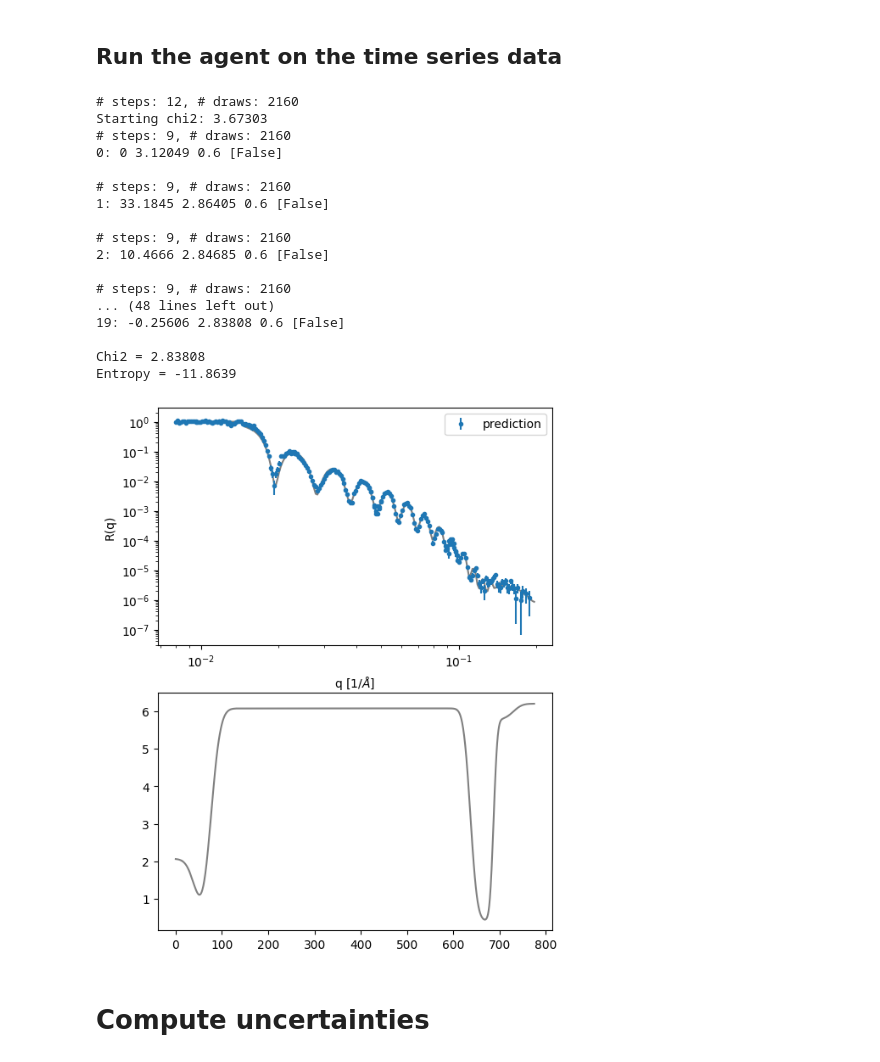
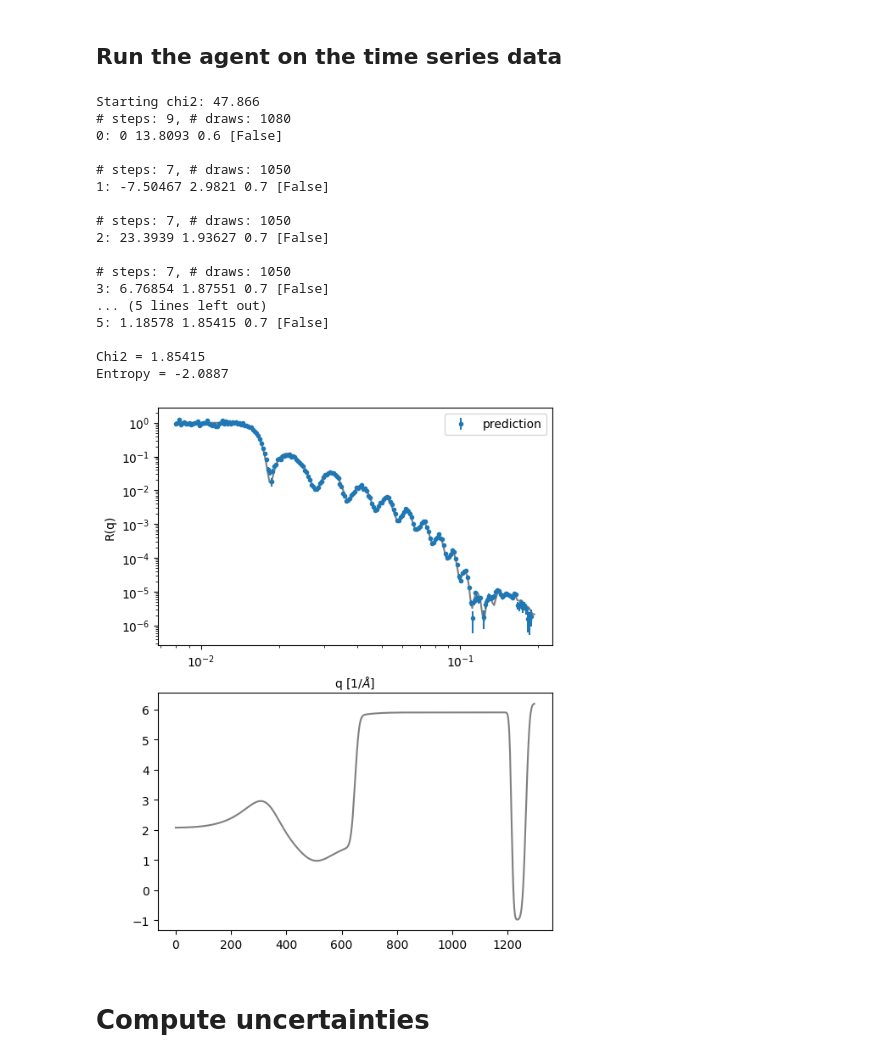
Before and after one commit to mdoucet/time-resolved-nr, a Jupyter notebook: notebooks/steady-state.ipynb, the cells around one changed output. Saved outputs shown, nothing was run; the diff lists cells and outputs as text; code cells hidden in the pictures.

```diff
--- a/notebooks/steady-state.ipynb
+++ b/notebooks/steady-state.ipynb
@@ -36,11 +36,12 @@ data_file = os.path.join(git_dir, 'data', 'REFL_207268_combined_data_auto.txt')
 # OCV 2
 data_file = os.path.join(git_dir, 'data', 'REFL_207282_combined_data_auto.txt')
 
-RUN = 207282 #206938
+RUN = 206938
+RUN = 206983
 data_file = os.path.join(git_dir, 'data', 'REFL_%d_combined_data_auto.txt' % RUN)
 
 _data = np.loadtxt(data_file).T
-_data[1] = _data[1]/1.06
+#_data[1] = _data[1]/1.06
 
 # Initial state is entered as a list of layers.
 # First layer is the incoming medium.
@@ -56,13 +57,14 @@ initial_state = [[0, 55, 6.2, 0],
                  #[20, 3, 3.2, 0],
                  [0, 0, 2.07, 0]
                 ]
-#initial_state = [[0, 10, 6.2, 0],
-#                 [20, 10, 5, 0],
-#                 [560, 5, 6.4, 0],
-#                 [50, 5, -2, 0],
-#                 #[20, 3, 3.2, 0],
-#                 [0, 0, 2.07, 0]
-#                ]
+if False:
+    initial_state = [[0, 10, 6.2, 0],
+                    [20, 10, 5, 0],
+                    [560, 5, 6.4, 0],
+                    [50, 5, -2, 0],
+                    #[20, 3, 3.2, 0],
+                    [0, 0, 2.07, 0]
+                    ]
 
 # create an instance of our custom environment
 env = steady_state.AnalyzerEnv(initial_state=initial_state,
@@ -172,9 +174,9 @@ checkpoint_callback = CheckpointCallback(
 )
 
 model = SAC('MlpPolicy', env, use_sde=False, verbose=0)  #, device='cuda')
-env.engine = 'dream'
+env.engine = 'amoeba'
 if True:
-    model.learn(2000, callback=checkpoint_callback)
+    model.learn(3000, callback=checkpoint_callback)
     #model.learn(80000, callback=checkpoint_callback)
     model.save('steady-state-%s' % RUN)
 else:
@@ -204,48 +191,48 @@ else:
 
 obs, info = env.reset()
 env.reward_cutoff = 1.3
 #env.engine = 'amoeba'
 env.engine = 'dream'
 print("Starting chi2: %g" % env.chi2_0)
 chi2 = []
-for i in range(20):
+for i in range(6):
     action, _ = model.predict(obs, deterministic=True)
     #print(action)
     chi2.append(env.chi2)
     new_obs, reward, terminated, truncated, info = env.step(action, False)
     print("%d: %g %g %g [%s]\n" % (i, reward, env.chi2, env.state[0], terminated))
     if truncated:
         env.reset()
     else:
         obs = new_obs
 
     if terminated:
         break
 
 
 
 env.plot(errors=True)
 print('Chi2 = %g' % env.chi2)
 print('Entropy = %g' % env.entropy)
 # %% [output]
-# steps: 12, # draws: 2160
-Starting chi2: 3.67303
-# steps: 9, # draws: 2160
-0: 0 3.12049 0.6 [False]
+Starting chi2: 47.866
+# steps: 9, # draws: 1080
+0: 0 13.8093 0.6 [False]
 
-# steps: 9, # draws: 2160
-1: 33.1845 2.86405 0.6 [False]
+# steps: 7, # draws: 1050
+1: -7.50467 2.9821 0.7 [False]
 
-# steps: 9, # draws: 2160
-2: 10.4666 2.84685 0.6 [False]
+# steps: 7, # draws: 1050
+2: 23.3939 1.93627 0.7 [False]
 
-# steps: 9, # draws: 2160
-... (48 lines left out)
-19: -0.25606 2.83808 0.6 [False]
+# steps: 7, # draws: 1050
+3: 6.76854 1.87551 0.7 [False]
+... (5 lines left out)
+5: 1.18578 1.85415 0.7 [False]
 
-Chi2 = 2.83808
-Entropy = -11.8639
+Chi2 = 1.85415
+Entropy = -2.0887
-[figure, old version]
+[figure, new version]
 # %% [markdown]
 # Compute uncertainties
 # %%
```
Also changed, not shown: parts of 3 cells of this notebook, 1 other file.
